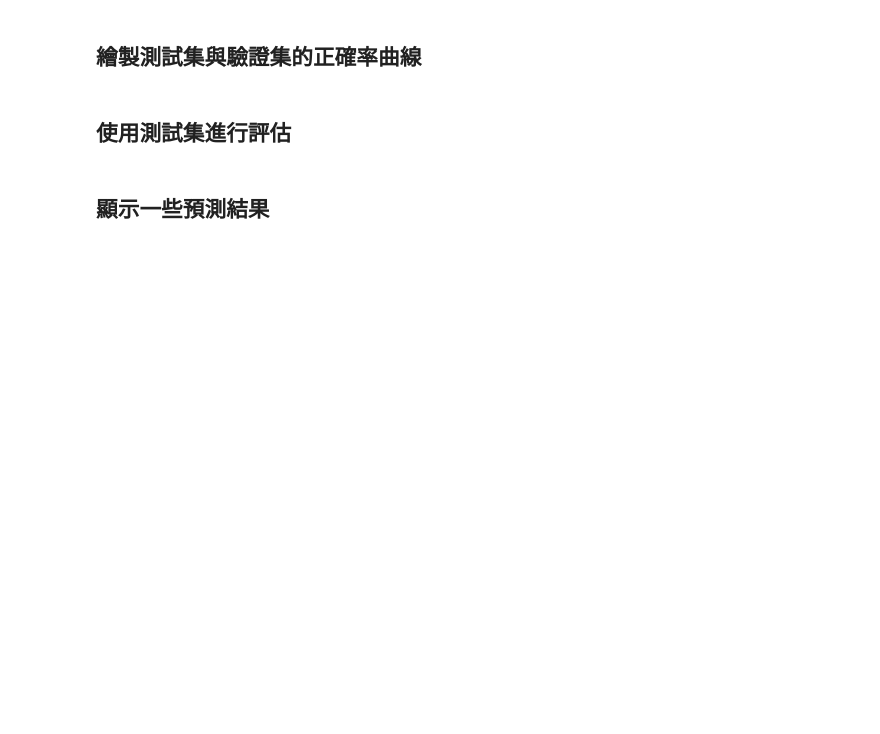
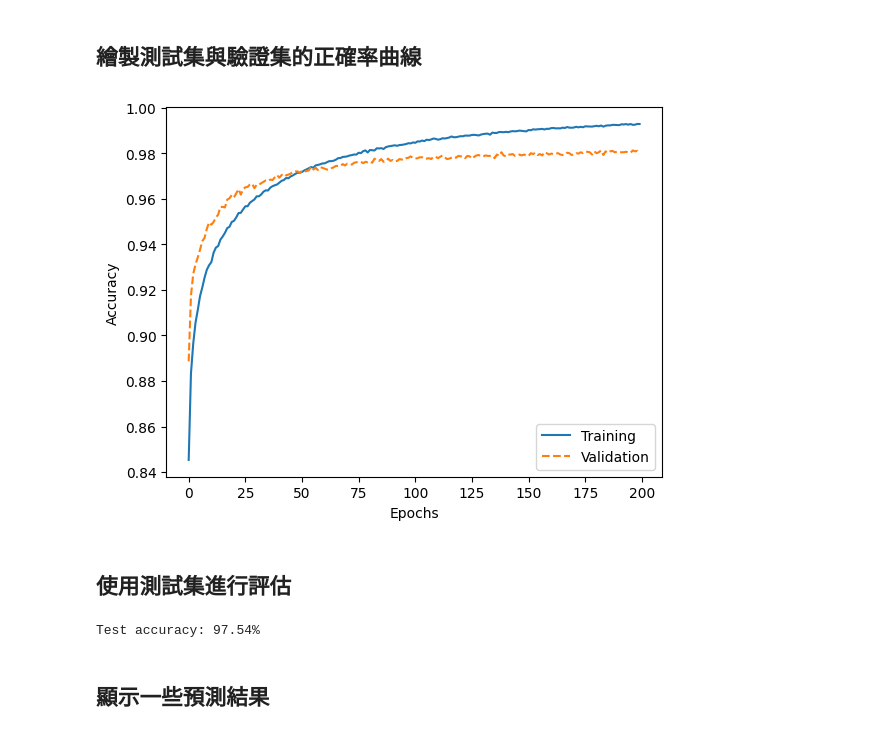
Before and after one commit to wenwen357951/ai_course_2023, a Jupyter notebook: notebooks/03_Multilayer_Perceptron.ipynb, the cells around one changed output. Drawn from its saved outputs; the diff is of its cells as text; code cells hidden in the pictures; blank space fills up the shorter version.

```diff
--- a/notebooks/03_Multilayer_Perceptron.ipynb
+++ b/notebooks/03_Multilayer_Perceptron.ipynb
@@ -377,6 +474,26 @@ class NeuralNetMLP:
 # %% [markdown]
 ## 繪製測試集與驗證集的正確率曲線
+# %%
+plt.plot(range(nn.epochs), nn.eval_['train_acc'],
+         label='Training')
+plt.plot(range(nn.epochs), nn.eval_['valid_acc'],
+         label='Validation', linestyle='--')
+plt.ylabel('Accuracy')
+plt.xlabel('Epochs')
+plt.legend(loc='lower right')
+
+plt.show()
+# %% [output]
+[figure, added]
 # %% [markdown]
 ## 使用測試集進行評估
+# %%
+y_test_pred = nn.predict(x_test)
+acc = (np.sum(y_test == y_test_pred)
+       .astype(np.float32) / x_test.shape[0])
+
+print('Test accuracy: %.2f%%' % (acc * 100))
+# %% [output]
+Test accuracy: 97.54%
 # %% [markdown]
 ## 顯示一些預測結果
```
Also changed, not shown: parts of 6 cells of this notebook.
